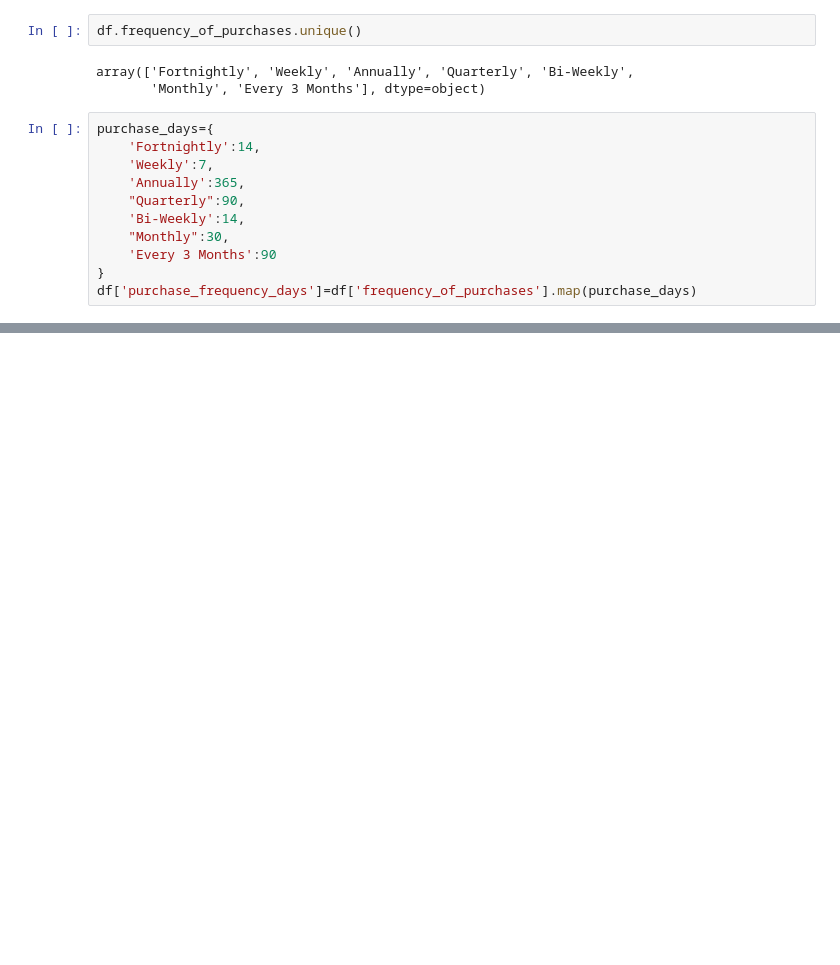
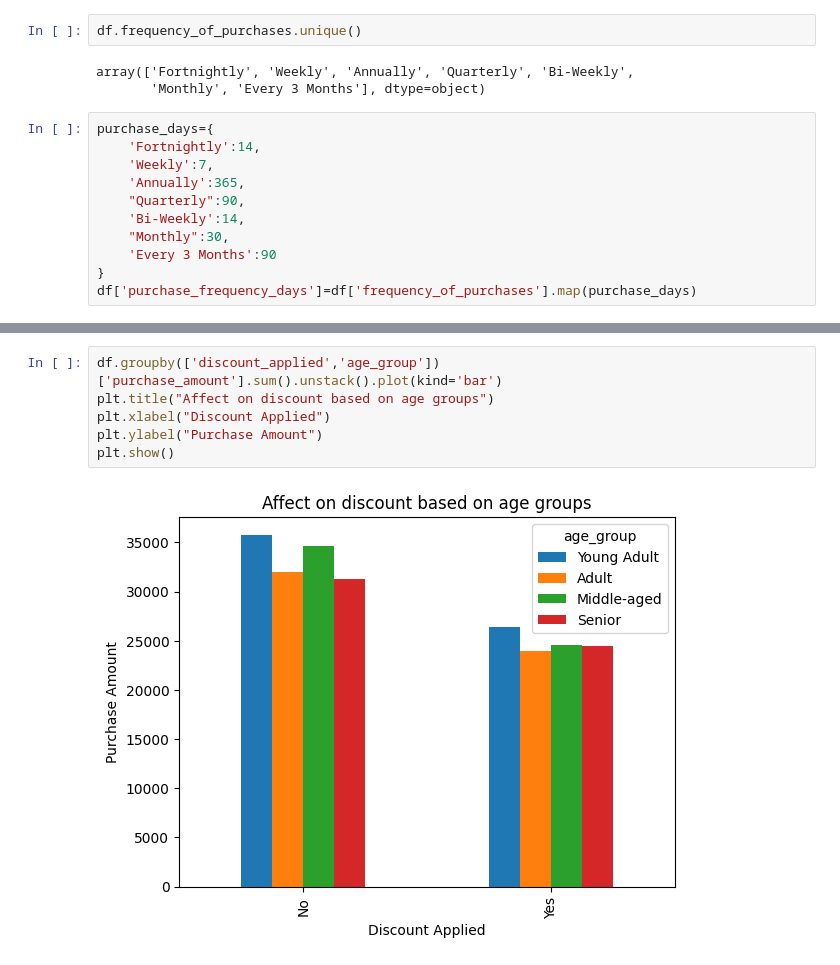
Before and after one commit to zingong7/Customer-Behavior-Analysis, a Jupyter notebook: Customer_behavior_analysis.ipynb, the cells around one changed output, grey strips where cells are left out. Cells and saved outputs as stored; diff of their text form; blank space fills up the shorter version.

```diff
--- a/Customer_behavior_analysis.ipynb
+++ b/Customer_behavior_analysis.ipynb
@@ -176,0 +199,8 @@ memory usage: 552.6+ KB
+# %%
+df.groupby(['discount_applied','age_group'])['purchase_amount'].sum().unstack().plot(kind='bar')
+plt.title("Affect on discount based on age groups")
+plt.xlabel("Discount Applied")
+plt.ylabel("Purchase Amount")
+plt.show()
+# %% [output]
+[figure, added]
```
Also changed, not shown: parts of 22 cells of this notebook.
